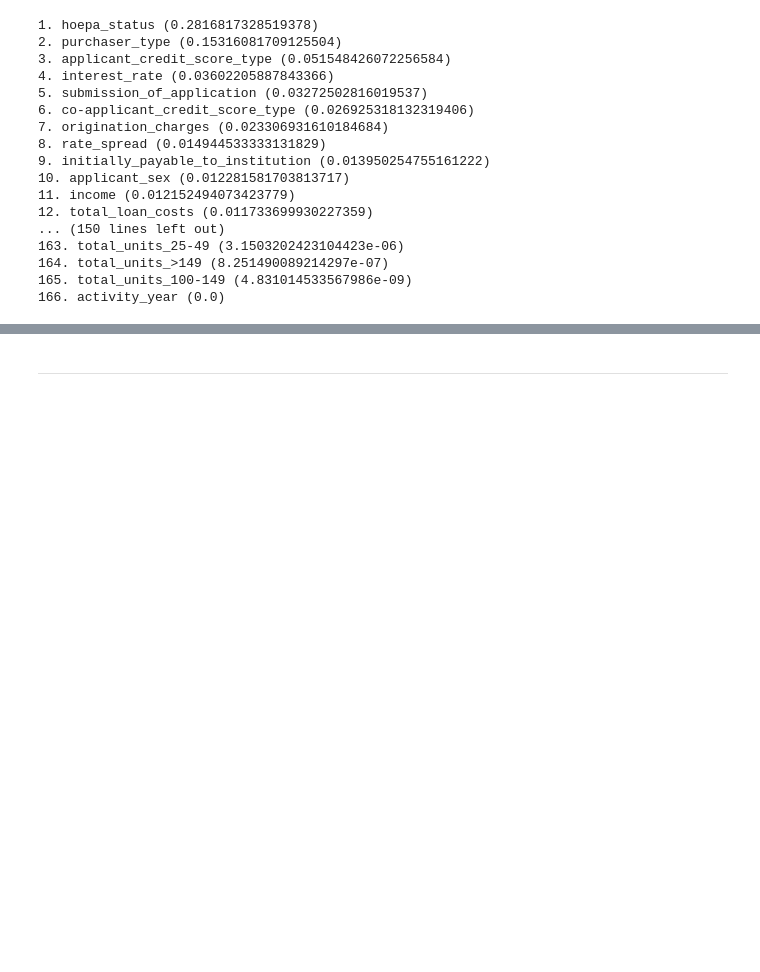
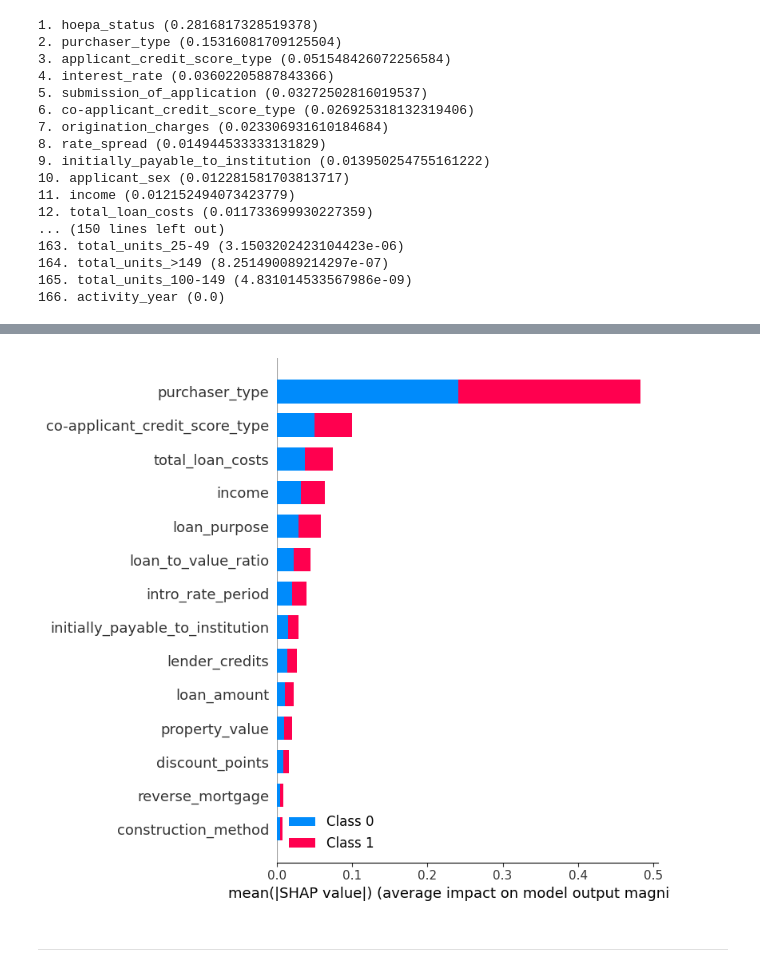
Before and after one commit to ec1302/MSBA_Capstone_Saxa7, a Jupyter notebook: Models/random_forest_test.ipynb, the cells around one changed output, grey strips where cells are left out. Drawn from its saved outputs; the diff is of its cells as text; code cells hidden in the pictures; blank space fills up the shorter version.

```diff
--- a/Models/random_forest_test.ipynb
+++ b/Models/random_forest_test.ipynb
@@ -208,3 +325,15 @@ for i, idx in enumerate(sorted_indices):
+# %%
+# # Getting shapley values
+# # Initializing SHAP explainer
+explainer = shap.TreeExplainer(rf2)
+
+# Compute Shapley values for the test set
+shap_values = explainer.shap_values(X_test2)
+
+# Visualization of SHAP values
+shap.summary_plot(shap_values, X_test2)
+# %% [output]
+[figure, added]
 # %% [markdown]
 ****
 # %% [markdown]
```
Also changed, not shown: parts of 18 cells of this notebook, 6 other files.
